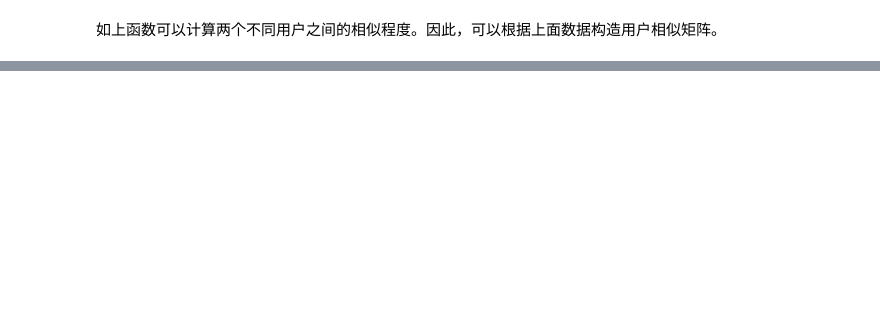
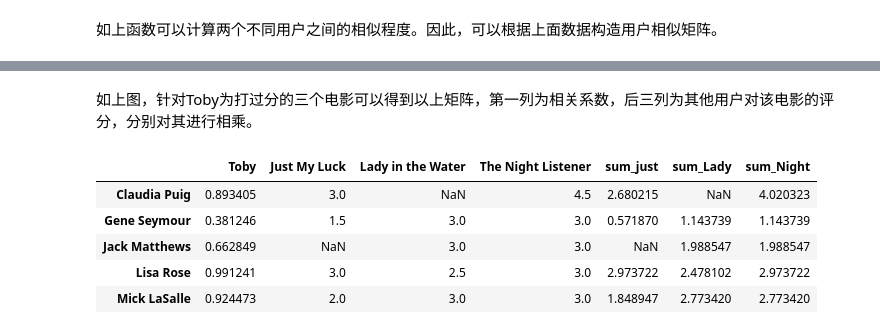
Before and after one commit to yunshuipiao/sw-kaggle, a Jupyter notebook: recommend-system/01.ipynb, the cells around one changed output, grey strips where cells are left out. Saved outputs shown, nothing was run; the diff lists cells and outputs as text; code cells hidden in the pictures; blank space fills up the shorter version.

```diff
--- a/recommend-system/01.ipynb
+++ b/recommend-system/01.ipynb
@@ -105,0 +113,9 @@ persion_sim()
+# %%
+# 获得某一用户未评分的相关性矩阵
+def sim_weighting(person):
+    columns = [i for i in train.columns if np.isnan(train[i][person])]
+    temp = corr[[person]].join(train[columns])
+    return temp[(temp[person] > 0) & (temp[person] < 1)]
+person = "Toby"
+toby_sim = sim_weighting(person)
+toby_sim
@@ -105,0 +129,15 @@ persion_sim()
+# %% [markdown]
+如上图，针对Toby为打过分的三个电影可以得到以上矩阵，第一列为相关系数，后三列为其他用户对该电影的评分，分别对其进行相乘。
+# %%
+toby_sim['sum_just'] = toby_sim['Toby'] * toby_sim['Just My Luck']
+toby_sim['sum_Lady'] = toby_sim['Toby'] * toby_sim['Lady in the Water']
+toby_sim['sum_Night'] = toby_sim['Toby'] * toby_sim['The Night Listener']
+# %%
+toby_sim
+# %% [output]
+|  | Toby | Just My Luck | Lady in the Water | The Night Listener | sum_just | sum_Lady | sum_Night |
+| Claudia Puig | 0.893405 | 3.0 | NaN | 4.5 | 2.680215 | NaN | 4.020323 |
+| Gene Seymour | 0.381246 | 1.5 | 3.0 | 3.0 | 0.571870 | 1.143739 | 1.143739 |
+| Jack Matthews | 0.662849 | NaN | 3.0 | 3.0 | NaN | 1.988547 | 1.988547 |
+| Lisa Rose | 0.991241 | 3.0 | 2.5 | 3.0 | 2.973722 | 2.478102 | 2.973722 |
+| Mick LaSalle | 0.924473 | 2.0 | 3.0 | 3.0 | 1.848947 | 2.773420 | 2.773420 |
```
Also changed, not shown: parts of 16 cells of this notebook, 1 other file.
